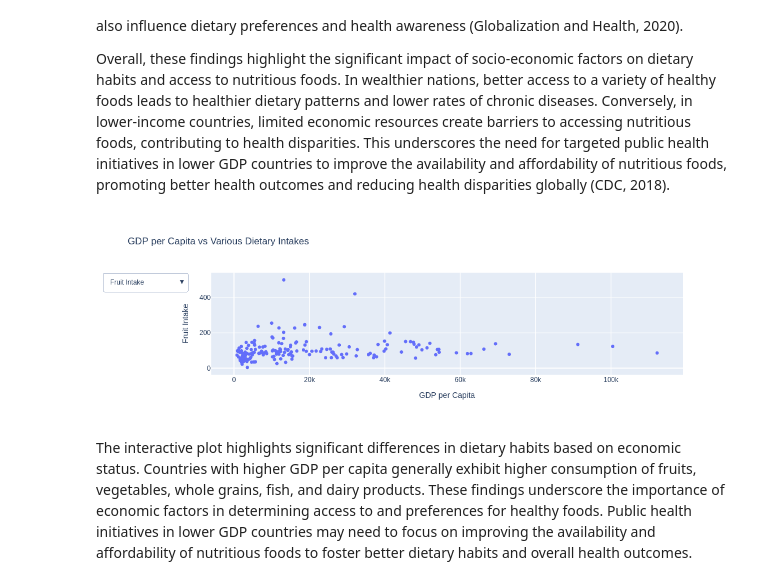
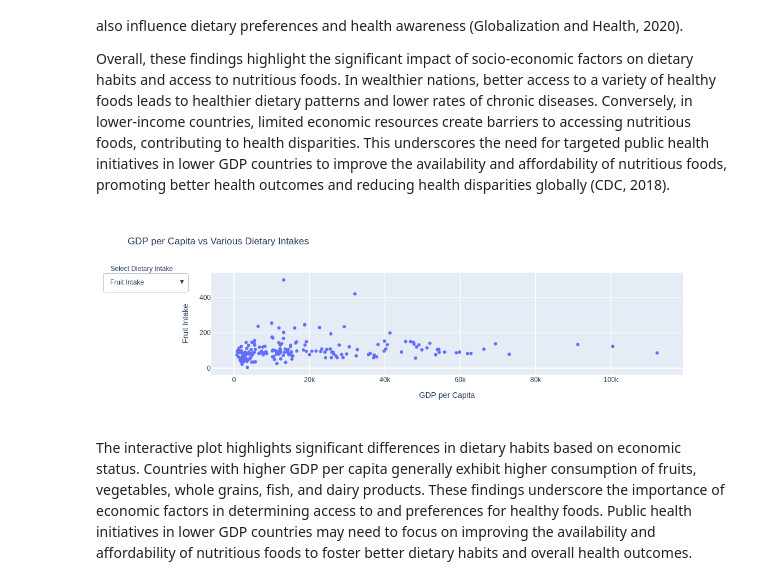
Before and after one commit to NilliNoori/infovis, a Jupyter notebook: docs/notebook.ipynb, the cells around one changed output. Saved outputs shown, nothing was run; the diff lists cells and outputs as text; code cells hidden in the pictures.

```diff
--- a/docs/notebook.ipynb
+++ b/docs/notebook.ipynb
@@ -41,34 +41,52 @@ dietary_columns = {
 
 # Create the initial plot
 fig = px.scatter(data, x='gdp_per_capita_mean_2011_2021', y='fruit_dietary_intake',
                  labels={'gdp_per_capita_mean_2011_2021': 'GDP per Capita',
                          'fruit_dietary_intake': 'Fruit Intake'},
                  title='GDP per Capita vs Dietary Intake')
 
 # Update layout with dropdown
 fig.update_layout(
     updatemenus=[
         {
             'buttons': [
                 {
                     'method': 'update',
                     'label': dietary_label,
                     'args': [{'y': [data[dietary_col]]},
                              {'yaxis': {'title': dietary_label}}]
                 }
                 for dietary_label, dietary_col in dietary_columns.items()
             ],
             'direction': 'down',
             'showactive': True,
         }
+    ],
+        annotations=[
+        dict(
+            x=-0.15,
+            y=1.05,
+            xref='paper',
+            yref='paper',
+            showarrow=True,
+            arrowhead=2,
+            arrowsize=1,
+            arrowwidth=2,
+            arrowcolor='red',
+            ax=2,
+            ay=1.2,
+            text='Select Dietary Intake'
+        )
     ]
 )
+
+
 
 fig.update_layout(title='GDP per Capita vs Various Dietary Intakes')
 
 fig.show()
 # %% [output]
-[figure, old version]
+[figure, new version]
 # %% [markdown]
 The interactive plot highlights significant differences in dietary habits based on economic status. Countries with higher GDP per capita generally exhibit higher consumption of fruits, vegetables, whole grains, fish, and dairy products. These findings underscore the importance of economic factors in determining access to and preferences for healthy foods. Public health initiatives in lower GDP countries may need to focus on improving the availability and affordability of nutritious foods to foster better dietary habits and overall health outcomes.
 # %% [markdown]
```
Also changed, not shown: 20 other files.
